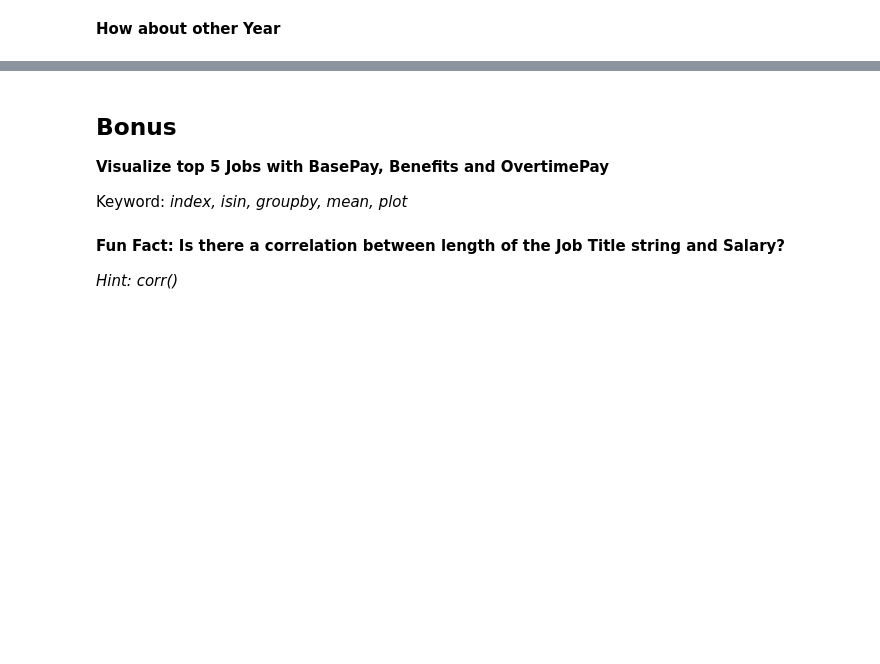
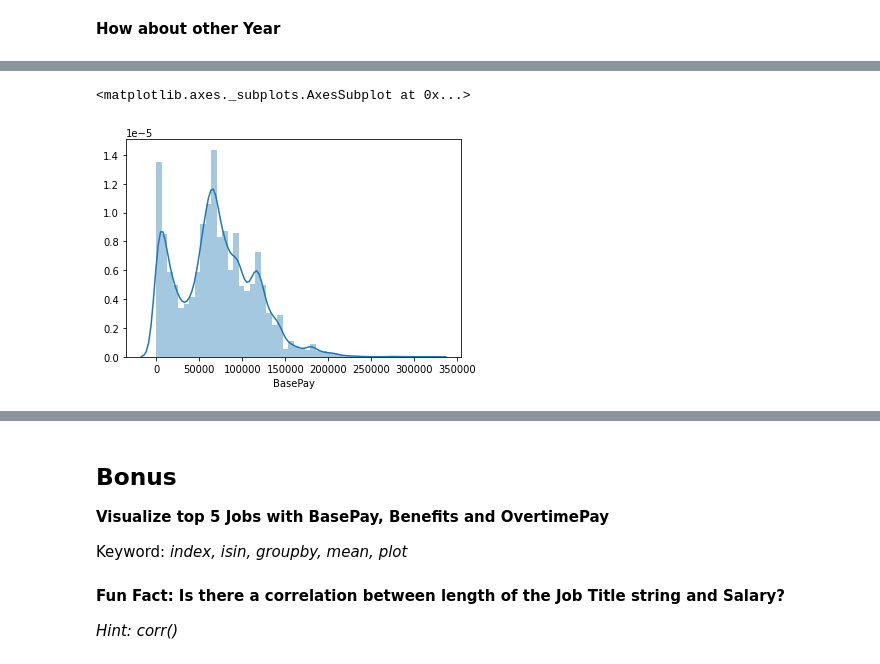
Before and after one commit to quandat10/DataScienceDevC, a Jupyter notebook: Assignment_2.ipynb, the cells around one changed output, grey strips where cells are left out. Drawn from its saved outputs; the diff is of its cells as text; code cells hidden in the pictures; blank space fills up the shorter version.

```diff
--- a/Assignment_2.ipynb
+++ b/Assignment_2.ipynb
@@ -193,4 +232,8 @@ sns.distplot(sal[sal["Year"] == 2011]["BasePay"], bins = 30);
 # %%
 # Your Code Here for 2013
+sns.distplot(sal[sal["Year"] == 2013]["BasePay"], bins = 30)
+# %% [output]
+<matplotlib.axes._subplots.AxesSubplot at 0x...>
+[figure, added]
 # %%
 # Your Code Here for 2014
```
Also changed, not shown: parts of 11 cells of this notebook.
